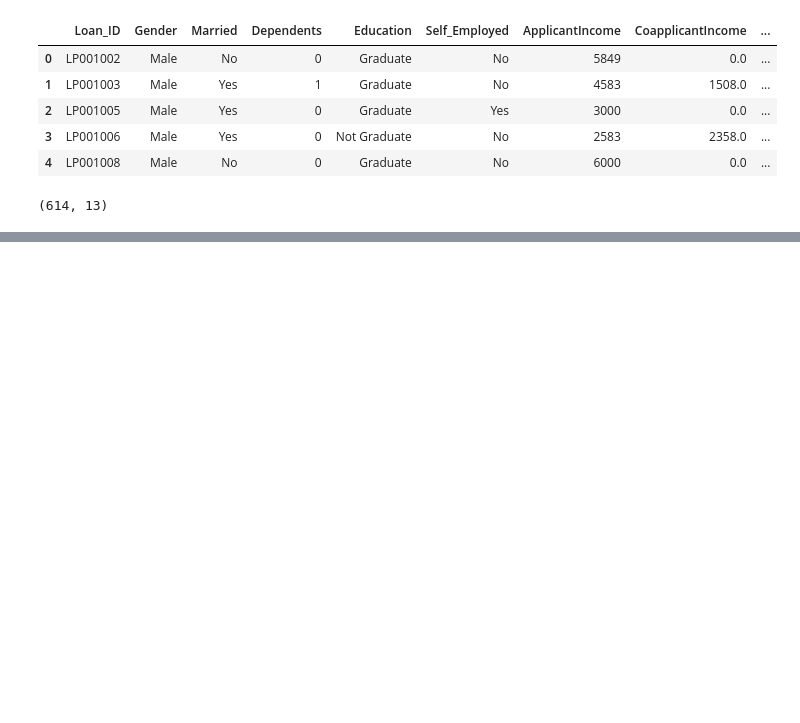
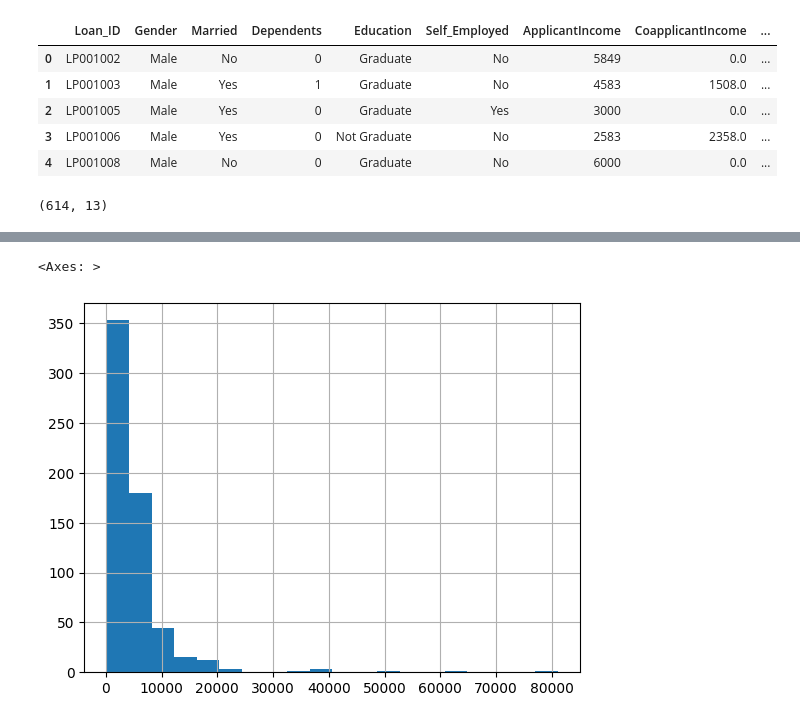
Before and after one commit to anupupadhaya123/Loan-Eligibility-Prediction, a Jupyter notebook: Untitled-1.ipynb, the cells around one changed output, grey strips where cells are left out. Drawn from its saved outputs; the diff is of its cells as text; code cells hidden in the pictures; blank space fills up the shorter version.

```diff
--- a/Untitled-1.ipynb
+++ b/Untitled-1.ipynb
@@ -20,0 +57,5 @@ dataset.shape
+# %%
+dataset["ApplicantIncome"].hist(bins=20)
+# %% [output]
+<Axes: >
+[figure, added]
```
Also changed, not shown: parts of 3 cells of this notebook.
